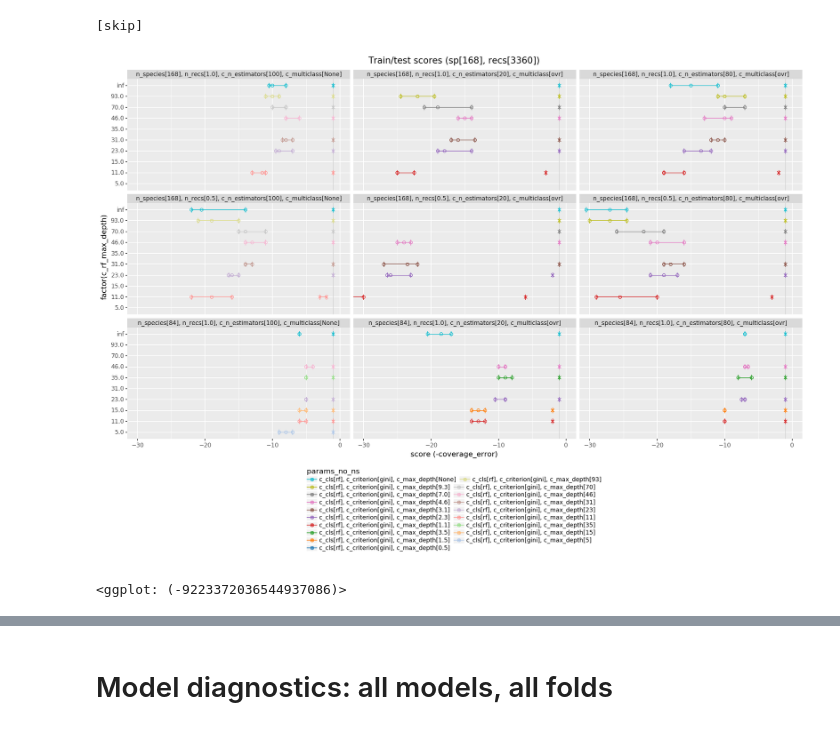
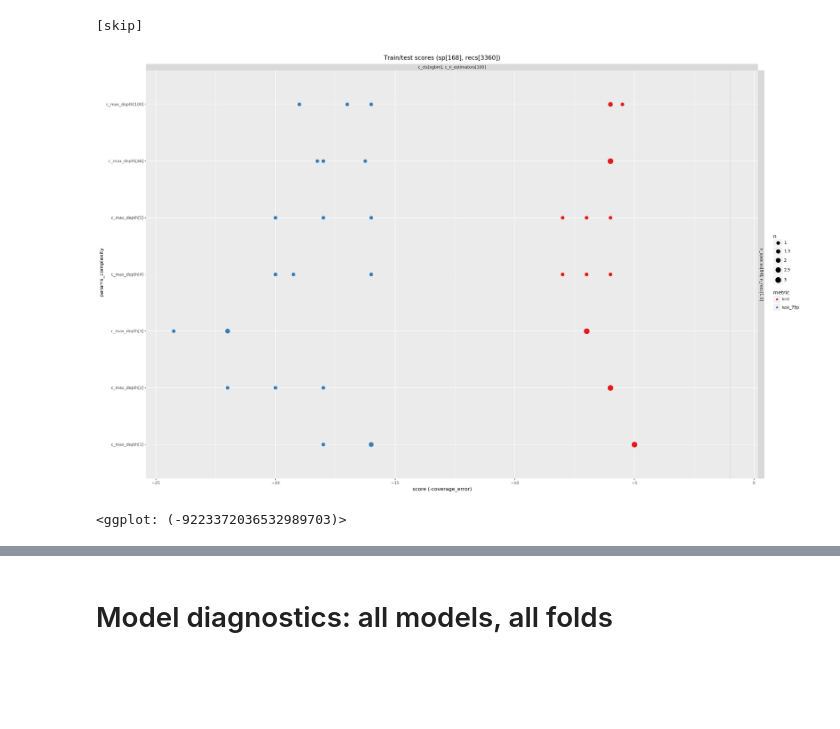
Before and after one commit to jdanbrown/birdgram, a Jupyter notebook: features/notebooks/20180629_eval.ipynb, the cells around one changed output, grey strips where cells are left out. Cells and saved outputs as stored; diff of their text form; code cells hidden in the pictures; blank space fills up the shorter version.

```diff
--- a/features/notebooks/20180629_eval.ipynb
+++ b/features/notebooks/20180629_eval.ipynb
@@ -583,9 +516,9 @@ cv_models = (cv_models
     .assign(
         c_multiclass=lambda df: df.params_dict.str.get('c_multiclass'),
         c_max_depth=lambda df: df.params_dict.str.get('c_max_depth'),
-        c_rf_max_depth=lambda df: df.apply(axis=1, func=lambda row: (
-            row['c_max_depth'] * (10 if row['c_multiclass'] == 'ovr' else 1)  # HACK Undo rf_max_depth -> ovr_rf_max_depth
-        )),
+        # c_rf_max_depth=lambda df: df.apply(axis=1, func=lambda row: (
+        #     row['c_max_depth'] * (10 if row['c_multiclass'] == 'ovr' else 1)  # HACK Undo rf_max_depth -> ovr_rf_max_depth
+        # )),
     )
 )
 # %%
@@ -810,55 +735,49 @@ cv_models = (cv_models
 # %%
 # Train/test scores
 #   - Grain: models x {train,test}
 #   - Metrics: score
 #   - Dims: group, params
 (cv_models
-    .pipe(df_reverse_cat, 'params_no_ns')
-    .fillna({'c_rf_max_depth': np.inf})
-    .pipe(lambda df: pd.melt(
-        df,
-        id_vars=['ns', 'params_no_ns', 'params', 'fold', 'c_rf_max_depth'],
-        value_vars=['train_score', 'test_score'],
-        var_name='split',
+    .pipe(df_reverse_cat, 'params_complexity')
+    .pipe(lambda df: pd.melt(df,
+        id_vars=['params_data', 'params_model', 'params_complexity', 'params', 'fold'],
+        value_vars=[
+            # 'train_score',  # Boring
+            'test_score',
+            'test_75p_score',
+            # 'test_95p_score',
+        ],
+        var_name='metric',
         value_name='score'),
     )
     .assign(
-        split=lambda df: df.split.str.replace('_score', ''),
-        group=lambda df: df.params_no_ns.str.cat(df.split, '/'),
+        metric=lambda df: df.metric.str.replace('_score', ''),
+        group=lambda df: df.params_complexity.str.cat(df.metric, '/'),
     )
     .pipe(df_ordered_cat,
         group=lambda df: reversed(df.group.unique()),
     )
-    .pipe(lambda df: (df
-        .pipe(ggplot, aes(
-            # x='params_no_ns',
-            x='factor(c_rf_max_depth)',
-            y='score',
-            # color='group',  # Ran out of colors
-            color='params_no_ns',
-        ))
-        + facet_wrap('ns', ncol=3)
-        + geom_hline(yintercept=-1, color='lightgrey')  # -1 is the max score (1 is the min coverage_error)
-        + geom_point(data=df[df.split == 'test'], shape='o', fill='none', size=2)
-        + geom_point(data=df[df.split == 'train'], shape='x', size=2)
-        # + geom_line(aes(group='str(group) + str(fold)'), alpha=.2)  # More trouble than it's worth
-        + stat_summary(aes(group='group'), fun_data='mean_cl_boot', random_state=0, geom='errorbar')
-        # + stat_summary(aes(group='group'), fun_data='mean_cl_boot', random_state=0, geom='line', size=1)  # More trouble than it's worth
-        + scale_color_cmap_d(mpl_cmap_concat('tab20', 'tab20b', 'tab20c'))
-        + coord_flip(
-            ylim=(-30, 0),
-        )
-        + scale_shape_manual(values=['o', 'x'])
-        + guides(color=guide_legend(reverse=True, ncol=2, byrow=True))
-        # + theme(axis_title_y=element_blank(), axis_text_y=element_blank(), axis_ticks_major_y=element_blank())
-        + theme(legend_position='bottom', legend_direction='vertical', legend_box_spacing=.4, legend_key_height=8)
-        + theme_figsize(width=18, aspect_ratio=1/2)
-        + ylab('score (-coverage_error)')
-        + ggtitle(f'Train/test scores ({recs_stats})')
-    ))
+    .pipe(ggplot)
+    + aes(x='params_complexity')
+    + aes(y='score')
+    + aes(color='metric')
+    + facet_grid('params_data ~ params_model')
+    + geom_hline(yintercept=-1, color='lightgrey')  # -1 is the max score (1 is the min coverage_error)
+    # + geom_point(alpha=.5, size=3)
+    # + geom_jitter(fill='none', size=3, height=1e-9, width=.05)
+    + geom_count(aes(size='..n..')) + scale_size_area()
+    # + stat_summary(aes(group='group'), fun_data='mean_cl_boot', random_state=0, geom='errorbar')
+    + coord_flip(
+        # ylim=(-30, 0),
+    )
+    # + scale_color_cmap_d('tab10')
+    + scale_color_cmap_d('Set1')
+    + theme_figsize(width=24, aspect_ratio=1/1.5)
+    + ylab('score (-coverage_error)')
+    + ggtitle(f'Train/test scores ({recs_stats})')
 )
 # %% [output]
-[figure, old version]
+[figure, new version]
-<ggplot: (-9223372036544937086)>
+<ggplot: (-9223372036532989703)>
 # %%
 (cv_models
```
Also changed, not shown: parts of 30 cells of this notebook, 15 other files.
